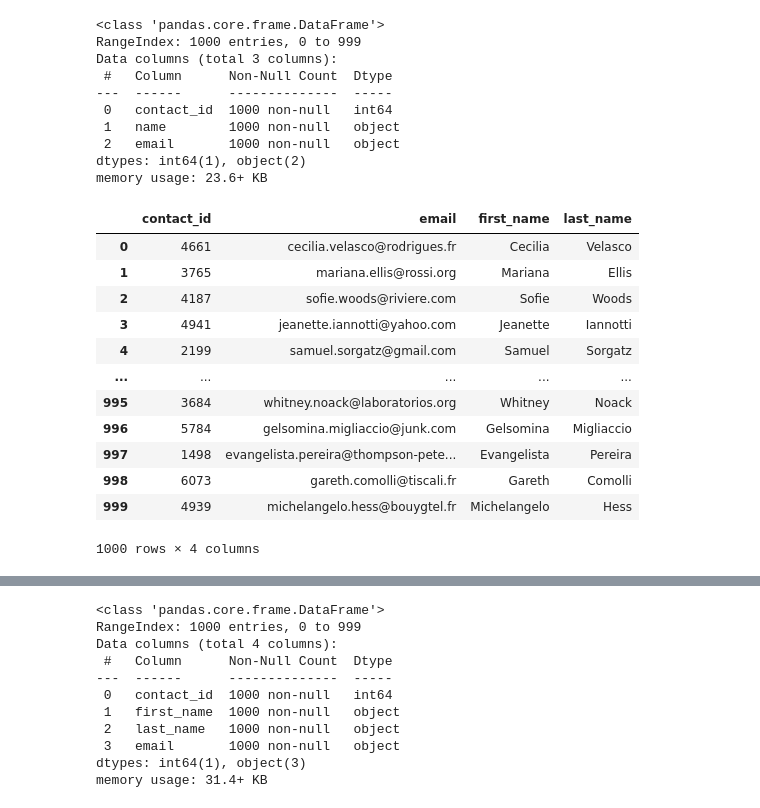
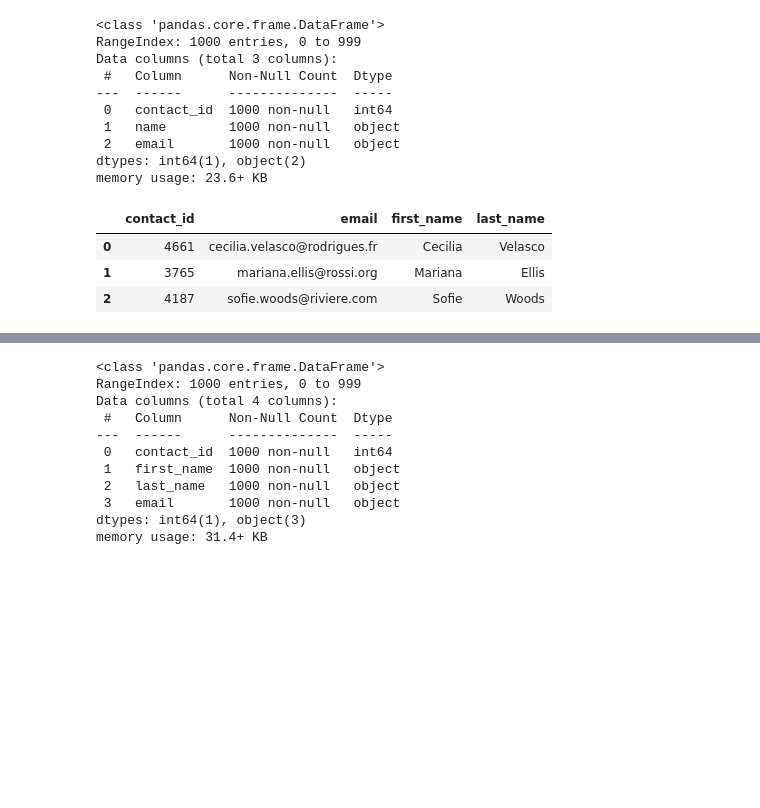
Before and after one commit to svafaeva93/Crowdfunding_ETL, a Jupyter notebook: ETL_Mini_Project_SVafaeva_TBansala.ipynb, the cells around one changed output, grey strips where cells are left out. Drawn from its saved outputs; the diff is of its cells as text; code cells hidden in the pictures; blank space fills up the shorter version.

```diff
--- a/ETL_Mini_Project_SVafaeva_TBansala.ipynb
+++ b/ETL_Mini_Project_SVafaeva_TBansala.ipynb
@@ -398,27 +382,18 @@ memory usage: 23.6+ KB
 # %%
 # Create a "first"name" and "last_name" column with the first and last names from the "name" column.
 # Split the name column into first_name and last_name columns
 contact_info_new_df[['first_name', 'last_name']] = contact_info_new_df['name'].str.split(expand=True)
 # Drop the contact_name column
 contact_info_new_df = contact_info_new_df.drop('name', axis=1)
 # Assuming your dataframe is named 'df'
 contact_info_new_df['email'] = contact_info_new_df['email'].str.replace('"', '')
 # Print the updated dataframe
-contact_info_new_df
+contact_info_new_df.head(3)
 # %% [output]
 |  | contact_id | email | first_name | last_name |
 | 0 | 4661 | cecilia.velasco@rodrigues.fr | Cecilia | Velasco |
 | 1 | 3765 | mariana.ellis@rossi.org | Mariana | Ellis |
 | 2 | 4187 | sofie.woods@riviere.com | Sofie | Woods |
-| 3 | 4941 | jeanette.iannotti@yahoo.com | Jeanette | Iannotti |
-| 4 | 2199 | samuel.sorgatz@gmail.com | Samuel | Sorgatz |
-| ... | ... | ... | ... | ... |
-| 995 | 3684 | whitney.noack@laboratorios.org | Whitney | Noack |
-| 996 | 5784 | gelsomina.migliaccio@junk.com | Gelsomina | Migliaccio |
-| 997 | 1498 | evangelista.pereira@thompson-pete... | Evangelista | Pereira |
-| 998 | 6073 | gareth.comolli@tiscali.fr | Gareth | Comolli |
-| 999 | 4939 | michelangelo.hess@bouygtel.fr | Michelangelo | Hess |
-1000 rows × 4 columns
 # %%
 # Reorder the columns
 contact_info_new_df = contact_info_new_df[['contact_id', 'first_name', 'last_name', 'email']]
```
Also changed, not shown: parts of 20 cells of this notebook, 2 other files.
